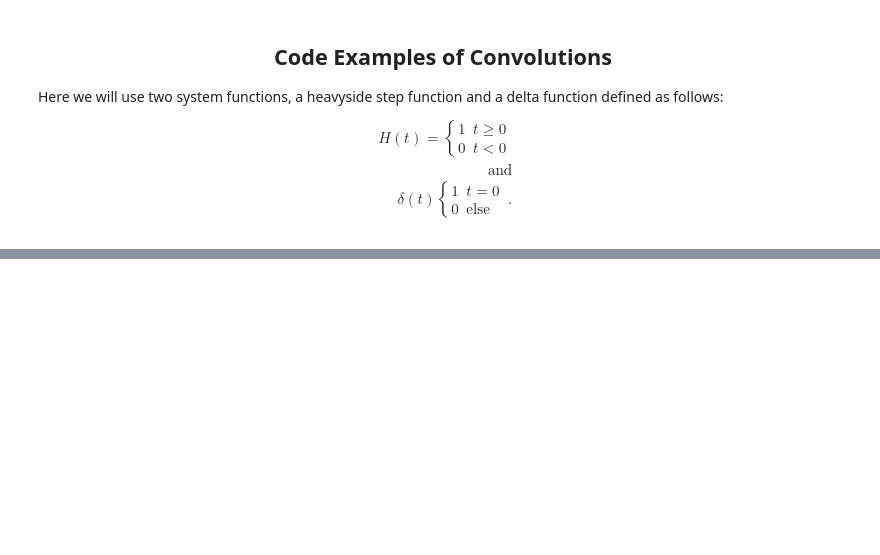
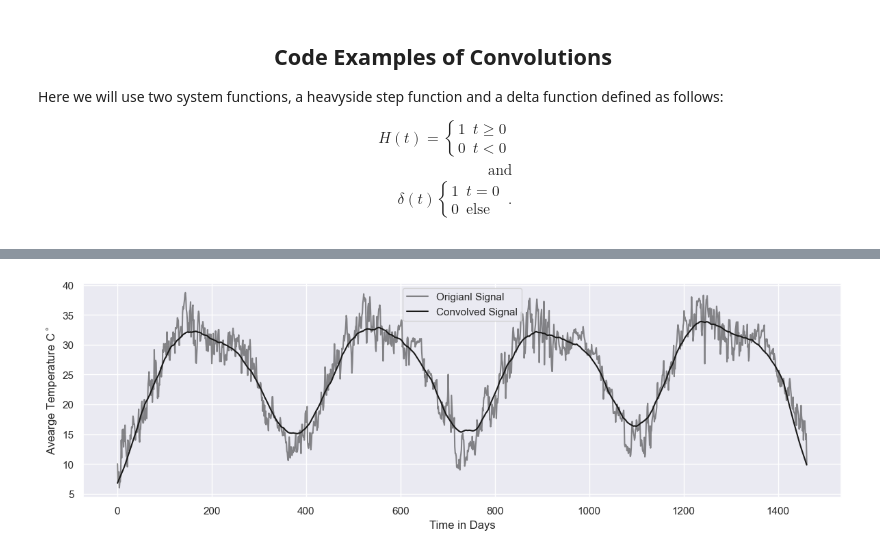
Before and after one commit to 159Patrick159/Medium, a Jupyter notebook: Convolutions/1DIntro.ipynb, the cells around one changed output, grey strips where cells are left out. Saved outputs shown, nothing was run; the diff lists cells and outputs as text; code cells hidden in the pictures; blank space fills up the shorter version.

```diff
--- a/Convolutions/1DIntro.ipynb
+++ b/Convolutions/1DIntro.ipynb
@@ -148,0 +159,24 @@ plt.tight_layout()
+# %%
+# Import pre-defined system functions
+from System_Functions import *
+import pandas as pd
+
+# Load data
+df = pd.read_csv('Data/DailyDelhiClimateTrain.csv')
+# Cast date column as datetime object
+df.date = pd.to_datetime(df.date)
+# Set time array
+t = (df['date'] - df['date'][0]).dt.days
+# Use meantemp col as signal
+y = np.array(df.meantemp)
+g = np.convolve(y,MovingAverage(int(1e2)),mode='same')
+# %%
+fig, ax = plt.subplots(figsize=(12,4))
+ax.plot(t,y,label='Origianl Signal',c='k',alpha=0.5)
+ax.plot(t,g,label='Convolved Signal',c='k')
+ax.set_xlabel('Time in Days')
+ax.set_ylabel(r'Avearge Temperature C$^\circ$')
+ax.legend()
+plt.tight_layout()
+# %% [output]
+[figure, added]
```
Also changed, not shown: parts of 9 cells of this notebook, 1 other file.
